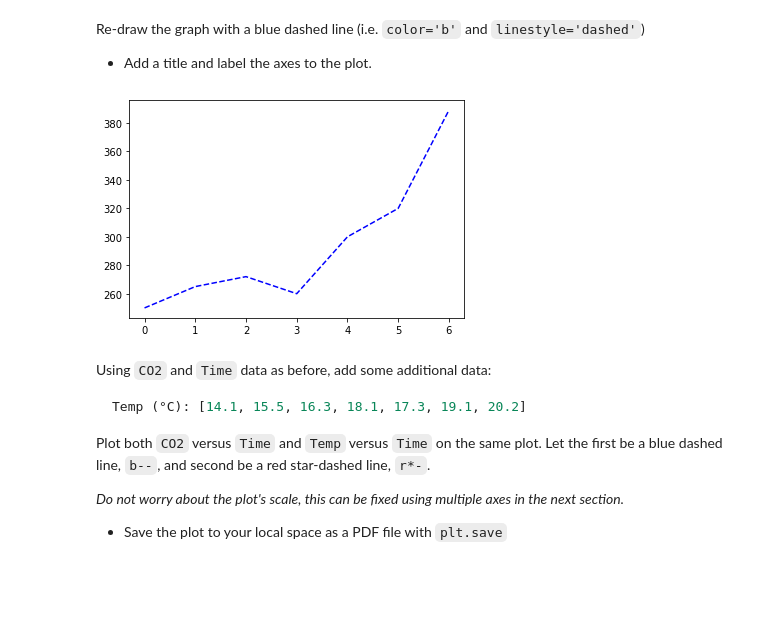
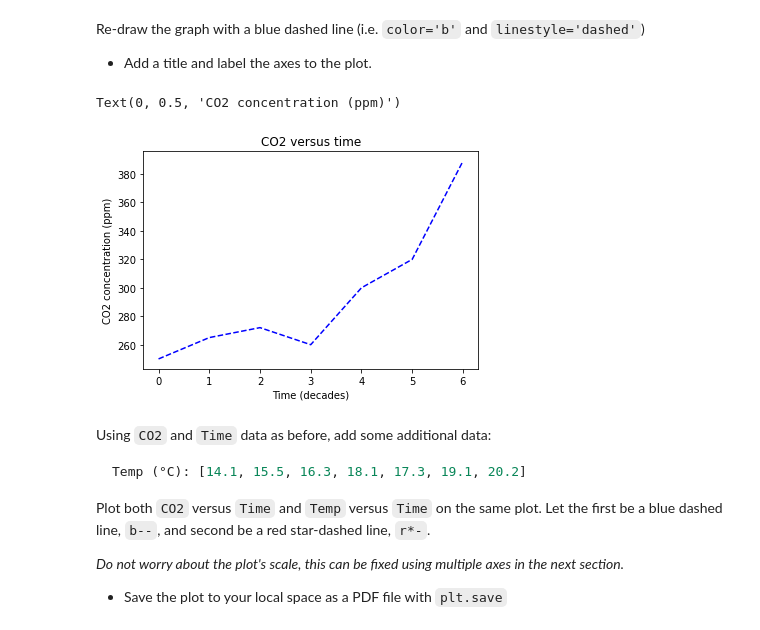
Before and after one commit to ncasuk/ncas-isc, a Jupyter notebook: python/notebooks/solutions/ex14_matplotlib_solutions.ipynb, the cells around one changed output. Cells and saved outputs as stored; diff of their text form; code cells hidden in the pictures; blank space fills up the shorter version.

Commit message:
Fix a bug in the matplotlib solutions- title, xlabel and ylabel are functions.

````diff
--- a/python/notebooks/solutions/ex14_matplotlib_solutions.ipynb
+++ b/python/notebooks/solutions/ex14_matplotlib_solutions.ipynb
@@ -50,11 +50,12 @@ Re-draw the graph with a blue dashed line (i.e. `color='b'` and `linestyle='dash
 - Add a title and label the axes to the plot.
 # %%
 plt.plot(Time, CO2, color='b', linestyle='dashed')
-plt.title = "CO2 versus time"
-plt.xlabel = "Time (decades)"
-plt.ylabel = "CO2 concentration (ppm)"
+plt.title("CO2 versus time")
+plt.xlabel("Time (decades)")
+plt.ylabel("CO2 concentration (ppm)")
 # %% [output]
+Text(0, 0.5, 'CO2 concentration (ppm)')
-[figure, old version]
+[figure, new version]
 # %% [markdown]
 Using `CO2` and `Time` data as before, add some additional data:
 ```yaml
````
